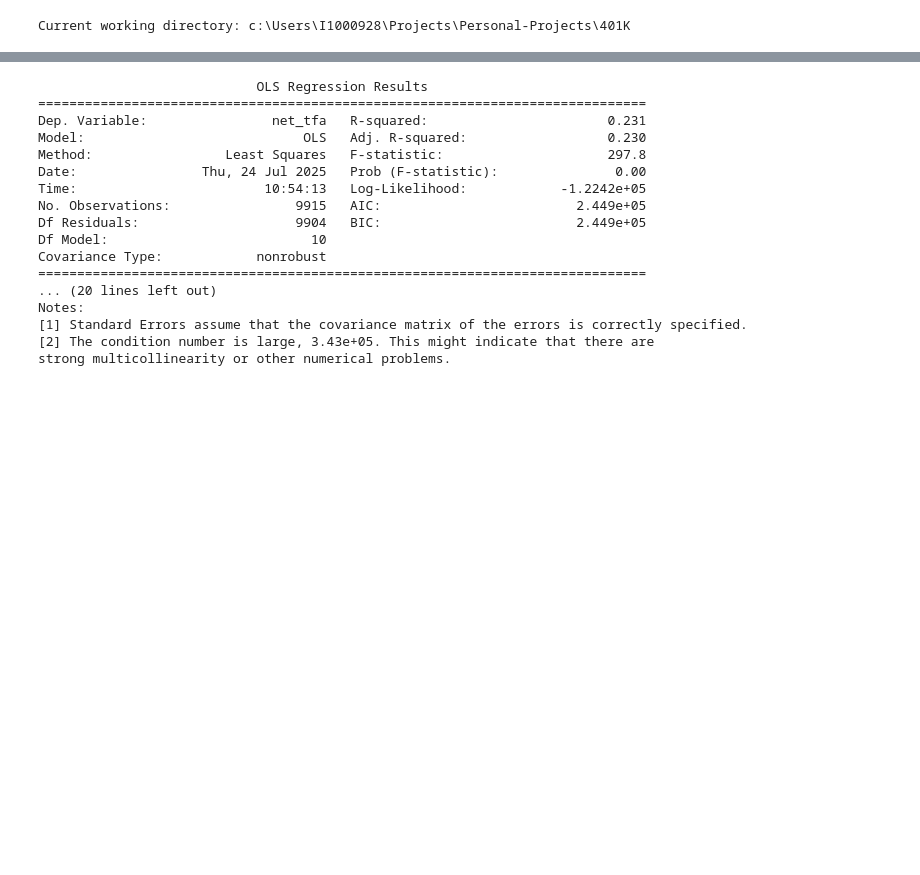
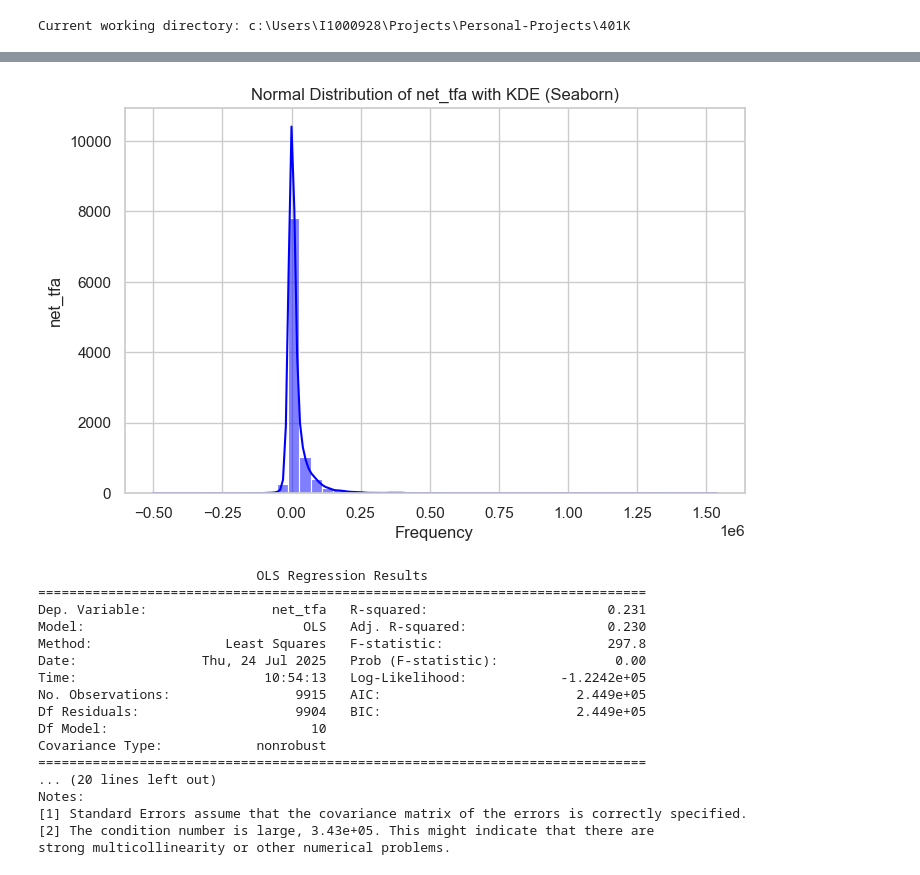
Before and after one commit to mindphil/Causal-Inference-Data-Analyses, a Jupyter notebook: 401K/sipp1991.ipynb, the cells around one changed output, grey strips where cells are left out. Drawn from its saved outputs; the diff is of its cells as text; code cells hidden in the pictures; blank space fills up the shorter version.

Commit message:
Key distributional facts, cross-tab & init. vis.

```diff
--- a/401K/sipp1991.ipynb
+++ b/401K/sipp1991.ipynb
@@ -84,3 +80,19 @@ Number of people not participating in 401k: 7321
+# %%
+import seaborn as sns
+sns.set(style="whitegrid")
+
+#Visualizing some of the data
+# distribution of net_tfa (probably skewed)
+plt.figure(figsize=(8,5))
+sns.histplot(data=df, x = 'net_tfa', bins = 50, kde = True, color = 'blue')
+plt.title("Normal Distribution of net_tfa with KDE (Seaborn)")
+plt.xlabel("Frequency")
+plt.ylabel("net_tfa")
+plt.show()
+# differences in net_tfa by 401k status
+# Income and age distributions by treatment status
+# %% [output]
+[figure, added]
 # %%
 import statsmodels.api as sm
 
```
Also changed, not shown: parts of 6 cells of this notebook, 1 other file.
